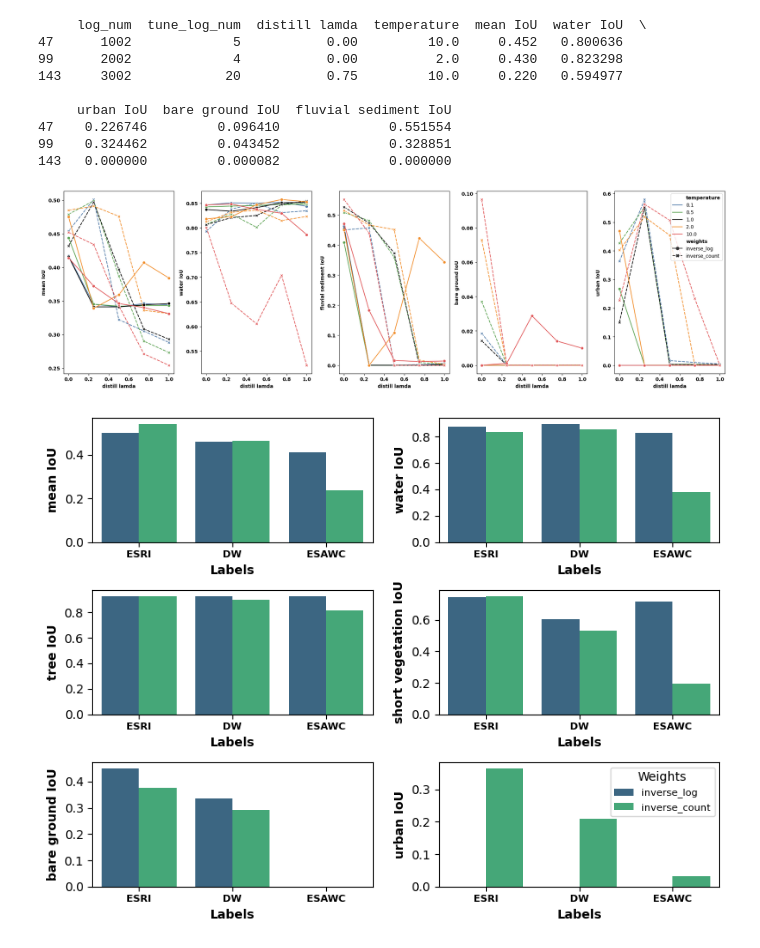
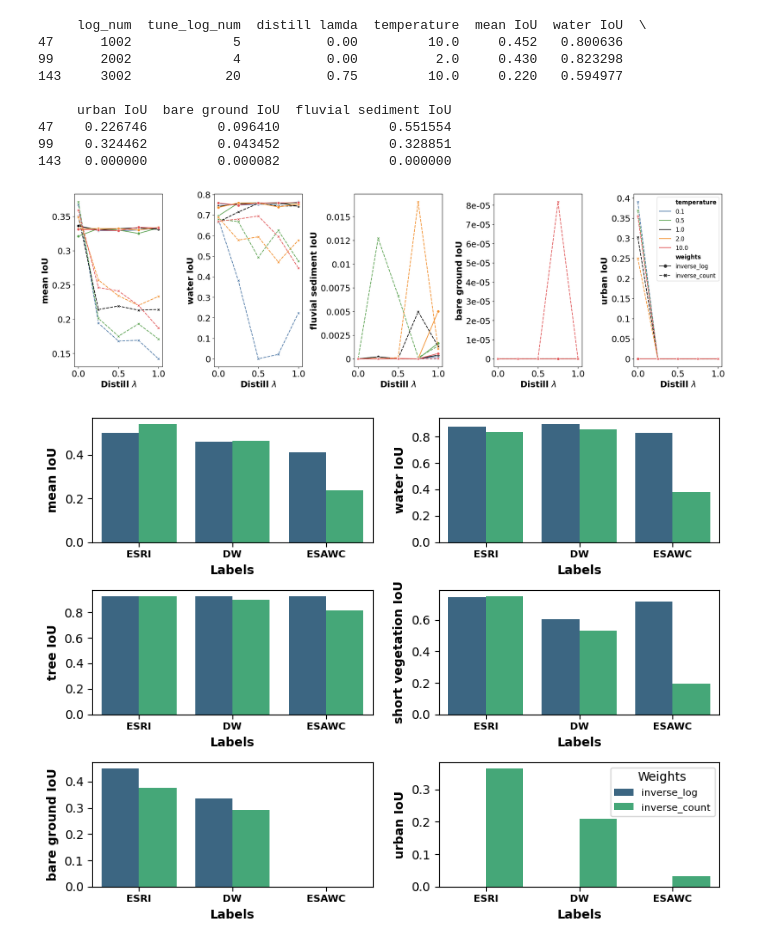
Before and after one commit to sherryqcchen/mlfluv, a Jupyter notebook: plot_accuracy.ipynb, the cells around one changed output. Drawn from its saved outputs; the diff is of its cells as text; code cells hidden in the pictures.

```diff
--- a/plot_accuracy.ipynb
+++ b/plot_accuracy.ipynb
@@ -15,6 +15,10 @@ import matplotlib.pyplot as plt
 %matplotlib inline
 # if matplotlib widget is not installed (it makes the plot interactive) you can use %matplotlib inline instead for static plots
 matplotlib.matplotlib_fname()
+
+# Get the current font family from rcParams
+font_family = plt.rcParams['font.family']
+print(f"Current font family: {font_family}")
 # %% [output]
 /exports/csce/datastore/geos/users/s2135982/rivertools/mlfluv/script
 '/exports/csce/datastore/geos/users/s2135982/miniconda/envs/LSDTTtest/lib/python3.8/site-packages/matplotlib/mpl-data/matplotlibrc'
@@ -222,49 +226,66 @@ print(best_water_param[['log_num', 'tune_log_num', 'distill lamda', 'temperature
 import seaborn as sns
 import matplotlib.pyplot as plt
 
-sub_df = filtered_df[filtered_df['which_label'] == 'ESRI']
+label = 'ESAWC'
+
+sub_df = filtered_df[filtered_df['which_label'] == label]
 df1 = sub_df[sub_df['weights'] == 'inverse_log']
 df2 = sub_df[sub_df['weights'] == 'inverse_count']
 
 # Define a custom color palette for 'temperature' categories
 temperature_palette = ['#4e79a7', '#59a14f','black', '#f28e2b', '#e15759']
 sns.set_palette(temperature_palette)
 
 # Create a figure with subplots
 fig, axes = plt.subplots(nrows=1, ncols=5, figsize=(20, 6))
 
 for i, col in enumerate(['mean IoU', 'water IoU', 'fluvial sediment IoU', 'bare ground IoU','urban IoU']):
     sns.lineplot(data=sub_df, x='distill lamda', y=col, hue='temperature', style='weights',
                  markers=True, ax=axes[i], palette=temperature_palette)
     # axes[i].set_title(f'{col}', fontweight='bold')
-    axes[i].set_xlabel('distill lamda', fontweight='bold')
-    axes[i].set_ylabel(col, fontweight='bold')
+    axes[i].set_xlabel(r'Distill $\lambda$', fontweight='bold', fontsize=18)
+    axes[i].set_ylabel(col, fontweight='bold', fontsize=18)
     axes[i].legend().set_visible(False)  # Remove individual legends
 
-    # Make the tick labels bold
-    for tick in axes[i].get_xticklabels():
-        tick.set_fontweight('bold')
-    for tick in axes[i].get_yticklabels():
-        tick.set_fontweight('bold')
+    # Set the font properties for x and y ticks
+    axes[i].tick_params(axis='x', labelsize=18)
+    axes[i].tick_params(axis='y', labelsize=18)
+
+    # # Make the tick labels bold
+    # for tick in axes[i].get_xticklabels():
+    #     tick.set_fontweight('bold')
+    # for tick in axes[i].get_yticklabels():
+    #     tick.set_fontweight('bold')
+
+    # Function to format y-axis ticks to two significant figures
+    def format_y_tick(value, _):
+        if value == 0:
+            return '0'
+        else:
+            return f'{value:.2g}'  # Format value to two significant figures
+
+    # Apply the formatter to the y-axis
+    axes[i].yaxis.set_major_formatter(plt.FuncFormatter(format_y_tick))
 
 # Create a common legend outside the subplots
 handles, labels = axes[0].get_legend_handles_labels()
-legend = plt.legend(handles, labels, title=False, loc='upper right')
-
-
+legend = plt.legend(handles, labels, title=False, loc='upper right', fontsize=12)  # Set legend font size to 18
 
 # Set the legend labels to bold
 for text in legend.get_texts():
     if text.get_text() in ['temperature', 'weights']:
         text.set_fontweight('bold')
 
 # Adjust layout
 plt.tight_layout()
 
+
+plt.savefig(f'../paper_fig/{label}_T_lamda_lineplots.png', dpi=400)
+
 # Show the plot
 plt.show()
 # %% [output]
-[figure, old version]
+[figure, new version]
 # %%
 # Plot the accuracy of initial model per land cover class
 
```
Also changed, not shown: parts of 7 cells of this notebook.
